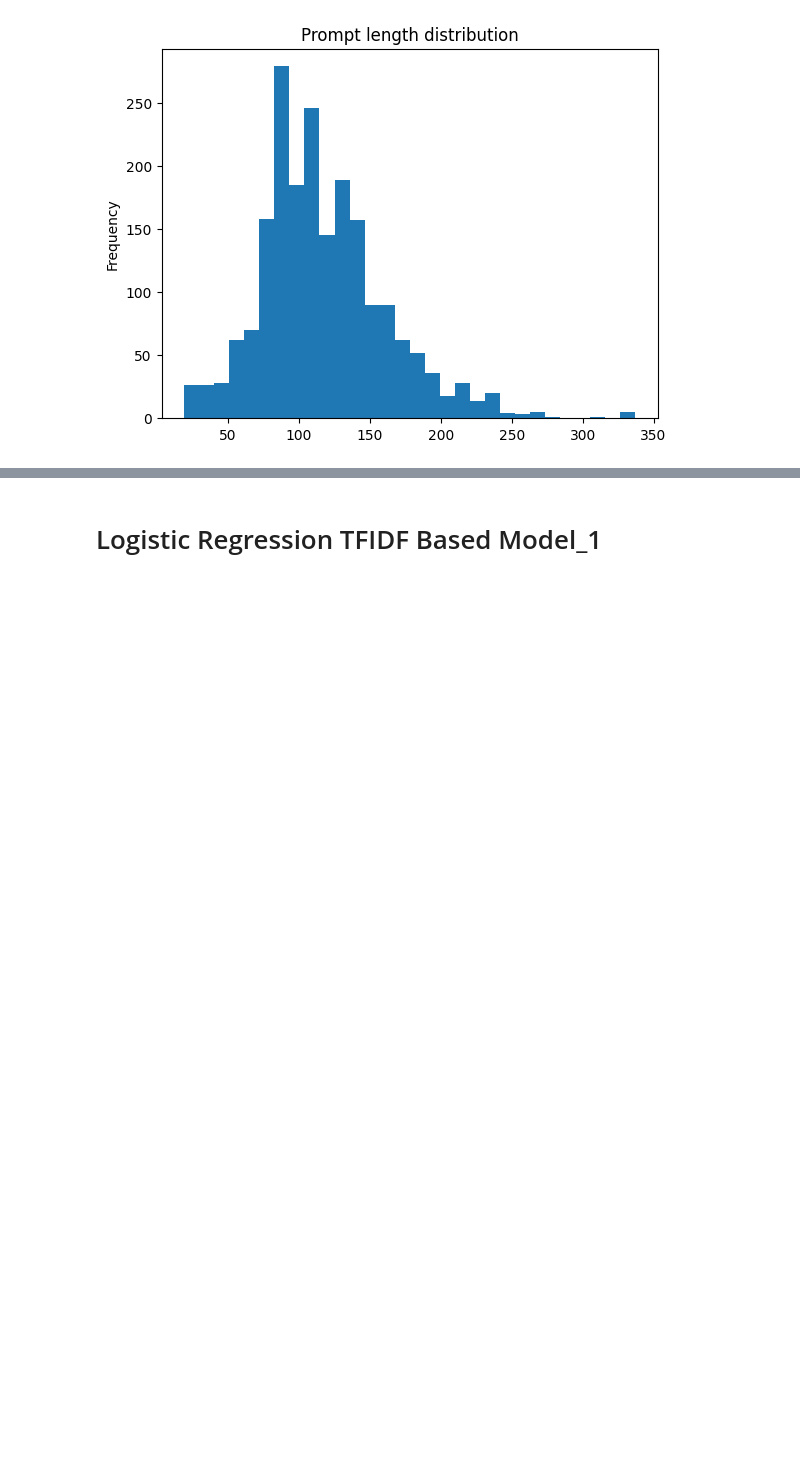
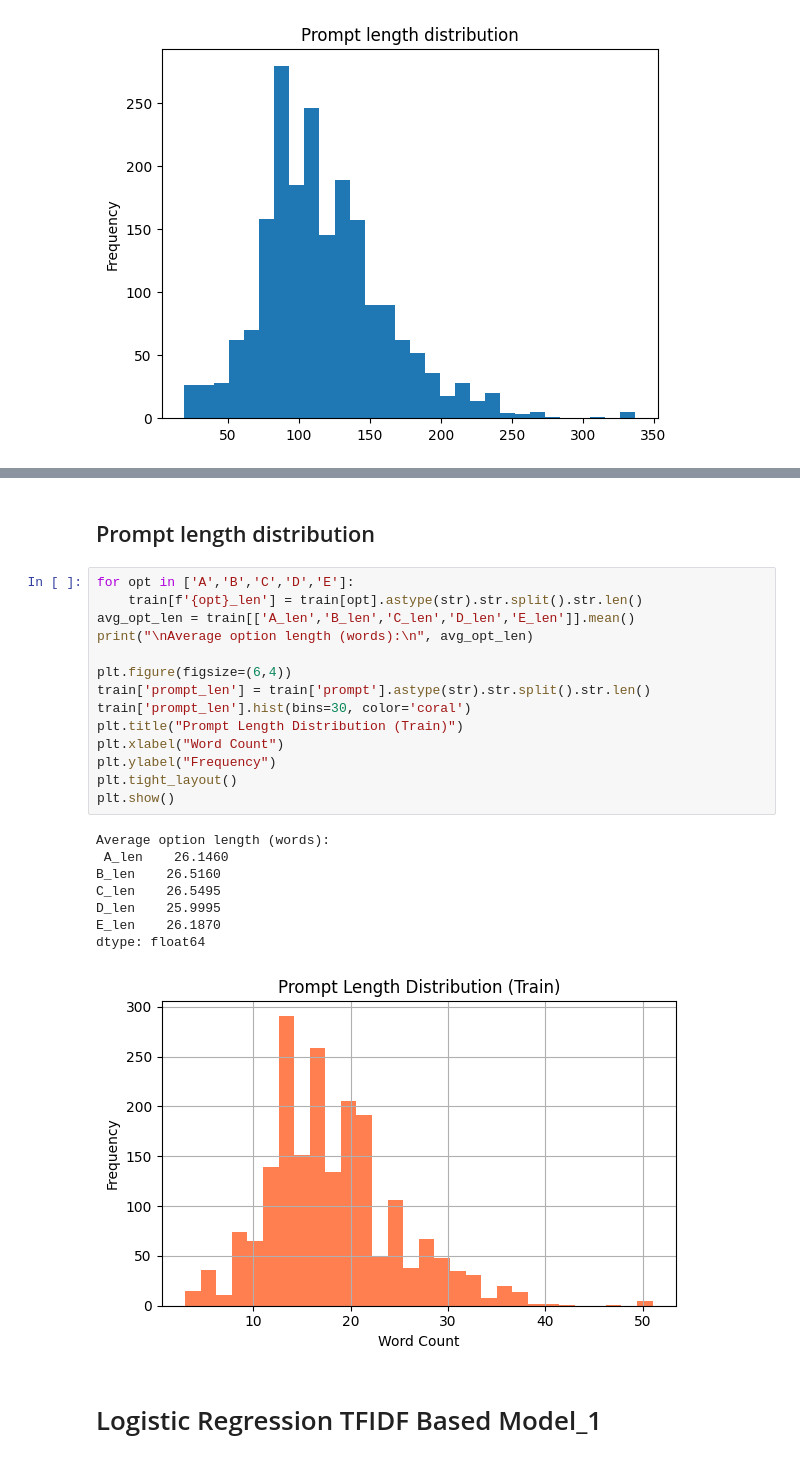
Before and after one commit to 24f2001460/dl-24f2001460-notebook-t22026, a Jupyter notebook: DL-24f2001460-notebook-t22026.ipynb, the cells around one changed output, grey strips where cells are left out. Drawn from its saved outputs; the diff is of its cells as text; blank space fills up the shorter version.

```diff
--- a/DL-24f2001460-notebook-t22026.ipynb
+++ b/DL-24f2001460-notebook-t22026.ipynb
@@ -115,3 +151,28 @@ avg prompt length: 117.6695
+# %% [markdown]
+## Prompt length distribution
+# %%
+for opt in ['A','B','C','D','E']:
+    train[f'{opt}_len'] = train[opt].astype(str).str.split().str.len()
+avg_opt_len = train[['A_len','B_len','C_len','D_len','E_len']].mean()
+print("\nAverage option length (words):\n", avg_opt_len)
+
+plt.figure(figsize=(6,4))
+train['prompt_len'] = train['prompt'].astype(str).str.split().str.len()
+train['prompt_len'].hist(bins=30, color='coral')
+plt.title("Prompt Length Distribution (Train)")
+plt.xlabel("Word Count")
+plt.ylabel("Frequency")
+plt.tight_layout()
+plt.show()
+# %% [output]
+Average option length (words):
+ A_len    26.1460
+B_len    26.5160
+C_len    26.5495
+D_len    25.9995
+E_len    26.1870
+dtype: float64
+[figure, added]
 # %% [markdown]
 # Logistic Regression TFIDF Based Model_1
 # %%
```
Also changed, not shown: parts of 15 cells of this notebook.
